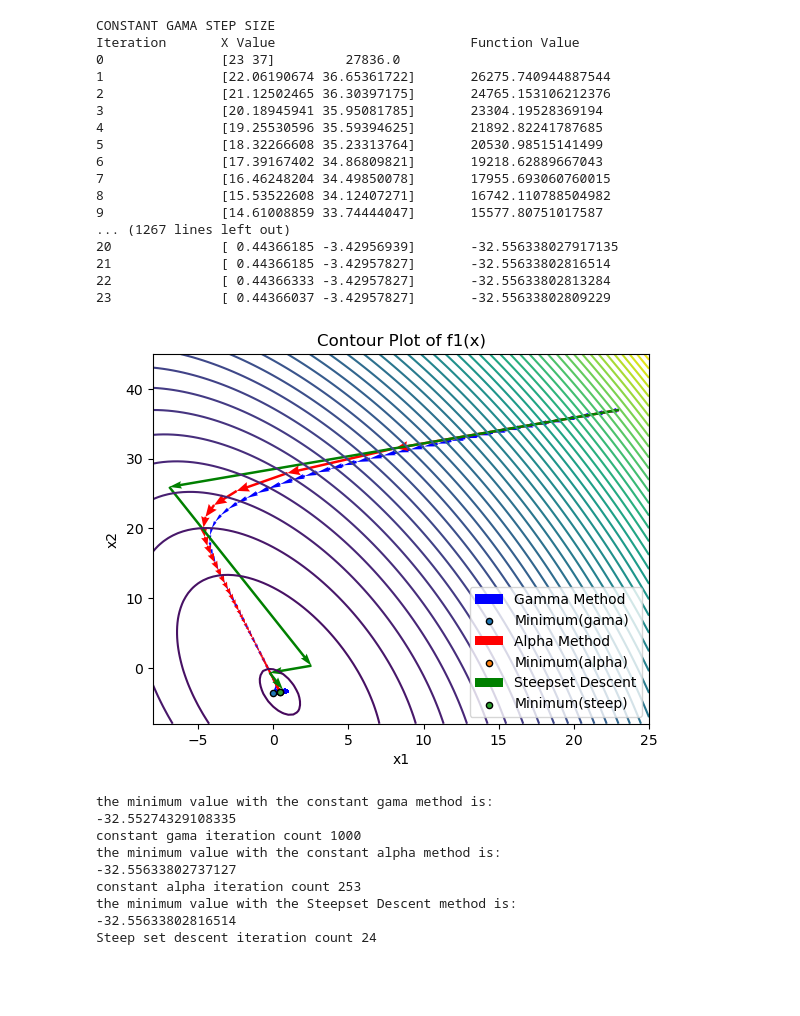
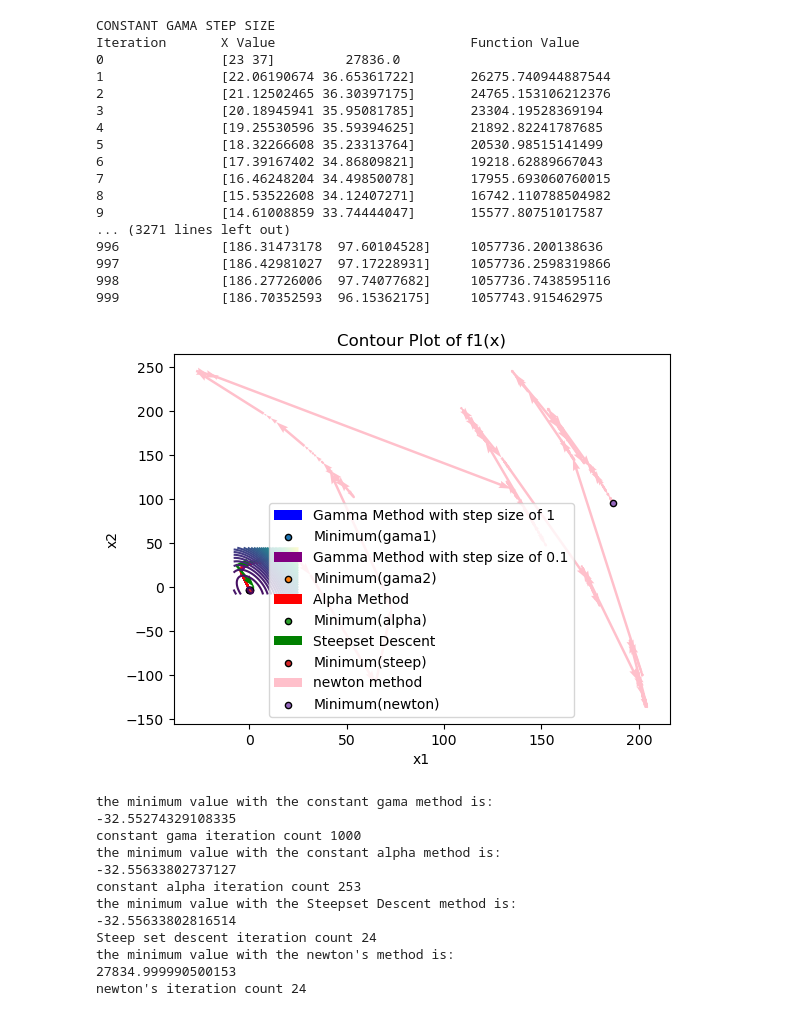
Before and after one commit to shayanmkpr/Convex_optimization_multifunctional, a Jupyter notebook: OPT.ipynb, the cells around one changed output. Saved outputs shown, nothing was run; the diff lists cells and outputs as text; code cells hidden in the pictures; blank space fills up the shorter version.

```diff
--- a/OPT.ipynb
+++ b/OPT.ipynb
@@ -173,16 +225,24 @@ def plot_contour(Q, q, p, x_vals, y_vals, levels=None):
 # Define range for contour plot
 x_v = np.linspace(-8, 25, 100)
 y_v = np.linspace(-8, 45, 100)
-gama=1
+gama1=1
+gama2 = 0.1
 alpha = 0.01
 
 plot_contour(Q, np.array([[13], [23]]), 4, x_v, y_v, levels=50)
 
 
-minimizer_f1_gama, values_f1_gama, x_history_f1_gama = gradient_descent_constant(f1 ,x0_1, 1000, 1e-10,gama)
+minimizer_f1_gama, values_f1_gama, x_history_f1_gama = gradient_descent_constant(f1 ,x0_1, 1000, 1e-10,gama1)
+minimizer_f1_gama2, values_f1_gama2, x_history_f1_gama2 = gradient_descent_constant(f1 ,x0_1, 1000, 1e-10,gama2)
 plt.quiver(x_history_f1_gama[:-1, 0], x_history_f1_gama[:-1, 1], x_history_f1_gama[1:, 0] - x_history_f1_gama[:-1, 0], x_history_f1_gama[1:, 1] - x_history_f1_gama[:-1, 1],
-           scale_units='xy', angles='xy', scale=1, color='blue', width=0.005, headwidth=2, label='Gamma Method')
-plt.scatter(minimizer_f1_gama[0], minimizer_f1_gama[1], s=20, label='Minimum(gama)', edgecolors='black')
+           scale_units='xy', angles='xy', scale=1, color='blue', width=0.005, headwidth=4, label='Gamma Method with step size of 1')
+plt.scatter(minimizer_f1_gama[0], minimizer_f1_gama[1], s=20, label='Minimum(gama1)', edgecolors='black')
+
+
+plt.quiver(x_history_f1_gama2[:-1, 0], x_history_f1_gama2[:-1, 1], x_history_f1_gama2[1:, 0] - x_history_f1_gama2[:-1, 0], x_history_f1_gama2[1:, 1] - x_history_f1_gama2[:-1, 1],
+           scale_units='xy', angles='xy', scale=1, color='purple', width=0.005, headwidth=2, label='Gamma Method with step size of 0.1')
+plt.scatter(minimizer_f1_gama[0], minimizer_f1_gama[1], s=20, label='Minimum(gama2)', edgecolors='black')
+
 
 minimizer_f1_alpha, values_f1_alpha, x_history_f1_alpha = gradient_descent_alpha(f1, x0_1, 1000, 1e-10, alpha)
 plt.quiver(x_history_f1_alpha[:-1, 0], x_history_f1_alpha[:-1, 1], x_history_f1_alpha[1:, 0] - x_history_f1_alpha[:-1, 0], x_history_f1_alpha[1:, 1] - x_history_f1_alpha[:-1, 1],
@@ -193,43 +253,52 @@ minimizer_f1_steep, values_f1_steep, x_history_f1_steep = steepset_descent(f1, x
 plt.quiver(x_history_f1_steep[:-1, 0], x_history_f1_steep[:-1, 1], x_history_f1_steep[1:, 0] - x_history_f1_steep[:-1, 0], x_history_f1_steep[1:, 1] - x_history_f1_steep[:-1, 1],
            scale_units='xy', angles='xy', scale=1, color='green', width=0.005, headwidth=3, label='Steepset Descent')
 plt.scatter(minimizer_f1_steep[0], minimizer_f1_steep[1], s=20, label='Minimum(steep)', edgecolors='black')
+
+minimizer_f1_new, values_f1_new, x_history_f1_new = newton_method(f1, x0_1, 1000, 1e-10)
+plt.quiver(x_history_f1_new[:-1, 0], x_history_f1_new[:-1, 1], x_history_f1_new[1:, 0] - x_history_f1_new[:-1, 0], x_history_f1_new[1:, 1] - x_history_f1_new[:-1, 1],
+           scale_units='xy', angles='xy', scale=1, color='pink', width=0.005, headwidth=3, label='newton method')
+plt.scatter(minimizer_f1_new[0], minimizer_f1_new[1], s=20, label='Minimum(newton)', edgecolors='black')
 
 
 
 plt.legend()
 
 plt.show()
 
 print("the minimum value with the constant gama method is:")
 print(np.min(values_f1_gama))
 print("constant gama iteration count" , len(x_history_f1_gama))
 
 print("the minimum value with the constant alpha method is:")
 print(np.min(values_f1_alpha))
 print("constant alpha iteration count" , len(x_history_f1_alpha))
 
 print("the minimum value with the Steepset Descent method is:")
 print(np.min(values_f1_steep))
 print("Steep set descent iteration count"  , len(x_history_f1_steep))
+
+print("the minimum value with the newton's method is:")
+print(np.min(values_f1_new))
+print("newton's iteration count"  , len(x_history_f1_steep))
 # %% [output]
 CONSTANT GAMA STEP SIZE
 Iteration       X Value                         Function Value
 0               [23 37]         27836.0
 1               [22.06190674 36.65361722]       26275.740944887544
 2               [21.12502465 36.30397175]       24765.153106212376
 3               [20.18945941 35.95081785]       23304.19528369194
 4               [19.25530596 35.59394625]       21892.82241787685
 5               [18.32266608 35.23313764]       20530.98515141499
 6               [17.39167402 34.86809821]       19218.62889667043
 7               [16.46248204 34.49850078]       17955.693060760015
 8               [15.53522608 34.12407271]       16742.110788504982
 9               [14.61008859 33.74444047]       15577.80751017587
-... (1267 lines left out)
-20              [ 0.44366185 -3.42956939]       -32.556338027917135
-21              [ 0.44366185 -3.42957827]       -32.55633802816514
-22              [ 0.44366333 -3.42957827]       -32.55633802813284
-23              [ 0.44366037 -3.42957827]       -32.55633802809229
+... (3271 lines left out)
+996             [186.31473178  97.60104528]     1057736.200138636
+997             [186.42981027  97.17228931]     1057736.2598319866
+998             [186.27726006  97.74077682]     1057736.7438595116
+999             [186.70352593  96.15362175]     1057743.915462975
-[figure, old version]
+[figure, new version]
 the minimum value with the constant gama method is:
 -32.55274329108335
 constant gama iteration count 1000
@@ -239,6 +308,9 @@ constant alpha iteration count 253
 the minimum value with the Steepset Descent method is:
 -32.55633802816514
 Steep set descent iteration count 24
+the minimum value with the newton's method is:
+27834.999990500153
+newton's iteration count 24
 # %%
 def plot_contour(a, b, x_vals, y_vals, levels=None):
     X, Y = np.meshgrid(x_vals, y_vals)
```
Also changed, not shown: parts of 4 cells of this notebook.
